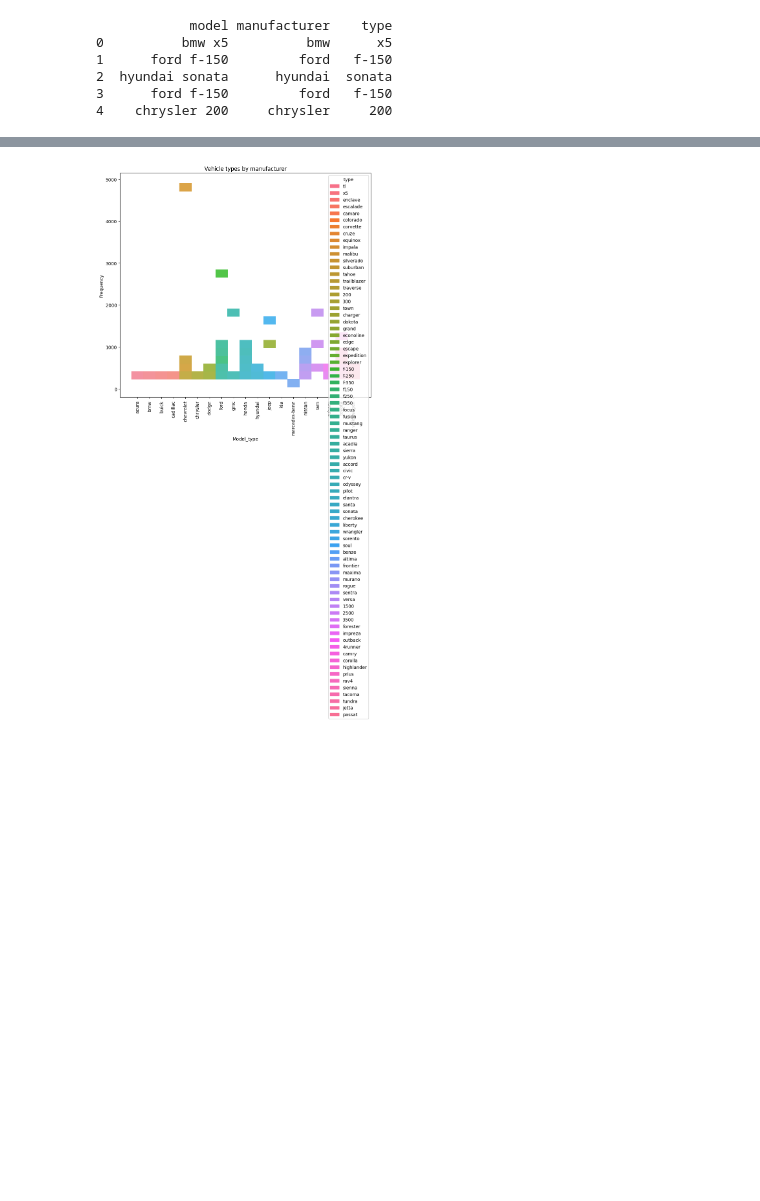
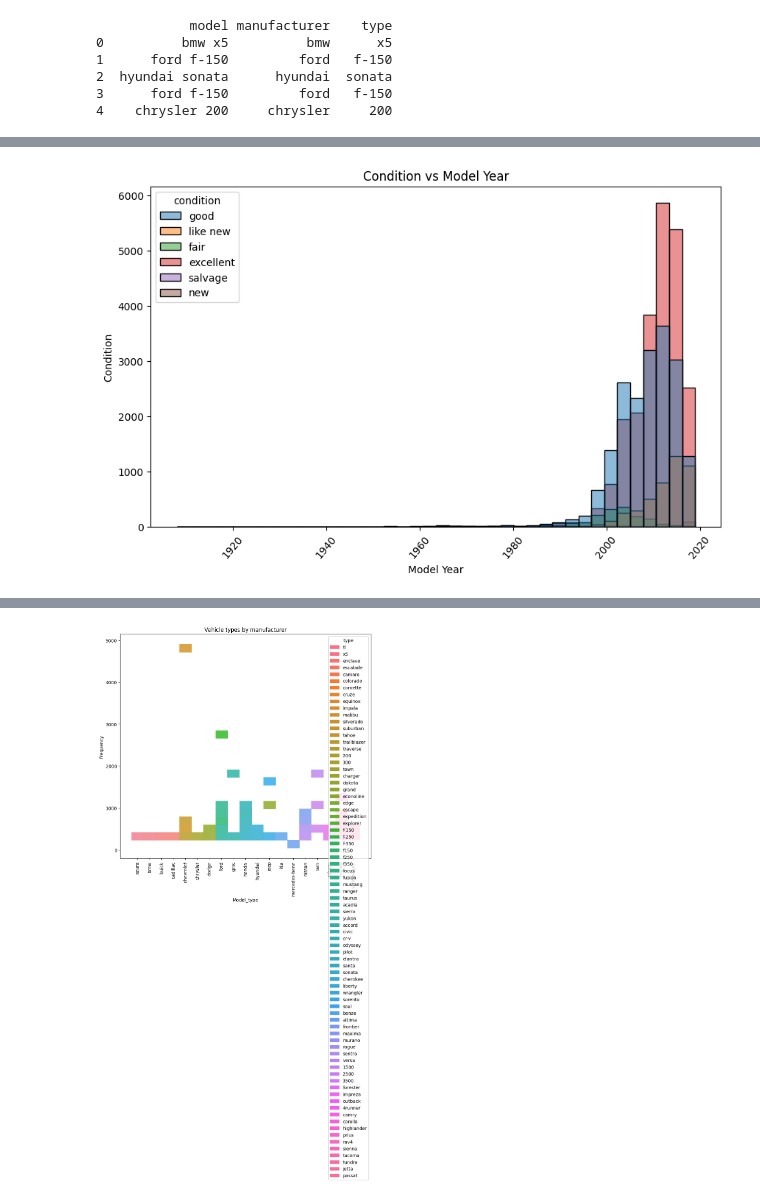
Before and after one commit to jeelfaldu7/car_ad_insights_dashboard, a Jupyter notebook: notebooks/Sprint 4 EDA Part of Project.ipynb, the cells around one changed output, grey strips where cells are left out. Cells and saved outputs as stored; diff of their text form; code cells hidden in the pictures; blank space fills up the shorter version.

```diff
--- a/notebooks/Sprint 4 EDA Part of Project.ipynb
+++ b/notebooks/Sprint 4 EDA Part of Project.ipynb
@@ -375,0 +371,10 @@ manufacturer_type_counts = vehicles_us.groupby(['manufacturer', 'type']).size().
+# %%
+plt.figure(figsize=(10, 6))
+sns.histplot(data=vehicles_us, x='model_year', hue='condition', bins=40)
+plt.title('Condition vs Model Year')
+plt.xlabel('Model Year')
+plt.ylabel('Condition')
+plt.xticks(rotation=50)
+plt.show()
+# %% [output]
+[figure, added]
```
Also changed, not shown: parts of 18 cells of this notebook, 1 other file.
